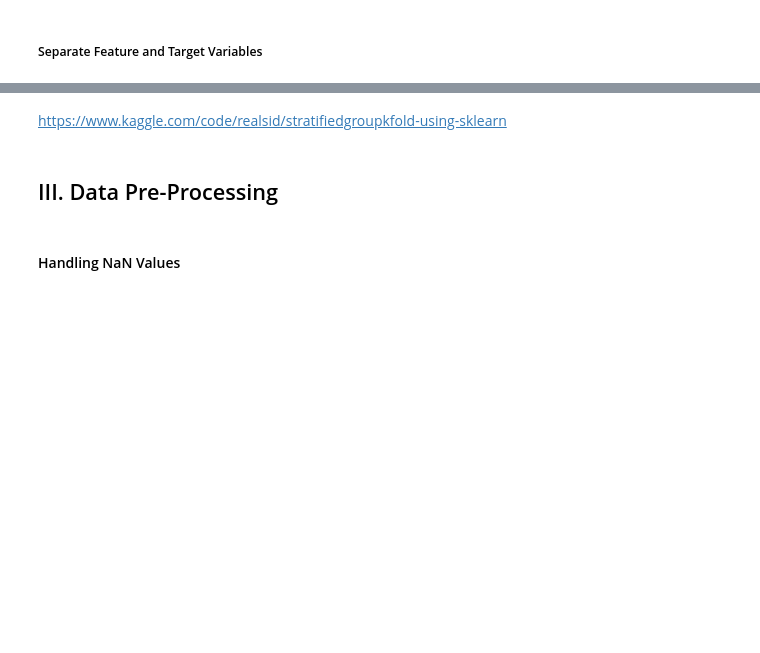
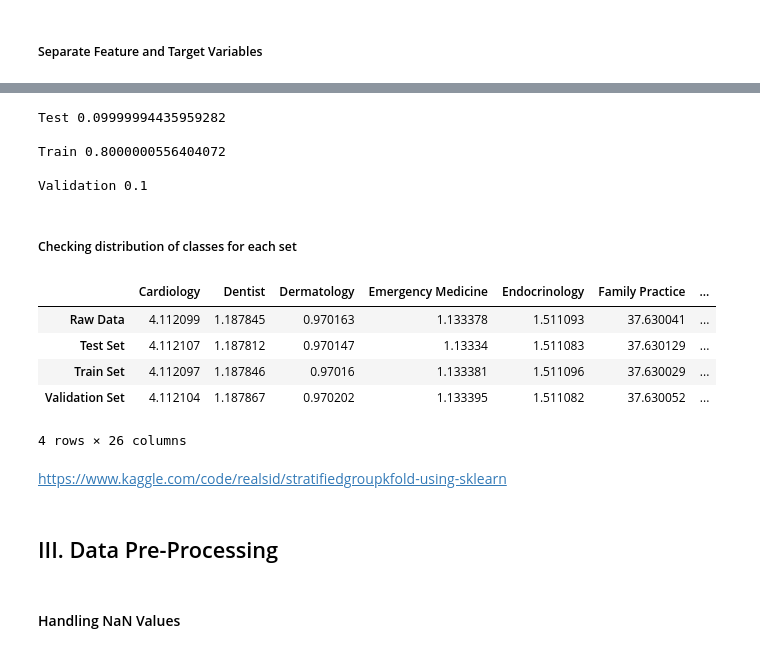
Before and after one commit to fabulenc/CMS-Medicare-Provider-Specialty-ML-Project, a Jupyter notebook: src/DATA1030 Project.ipynb, the cells around one changed output, grey strips where cells are left out. Drawn from its saved outputs; the diff is of its cells as text; code cells hidden in the pictures; blank space fills up the shorter version.

```diff
--- a/src/DATA1030 Project.ipynb
+++ b/src/DATA1030 Project.ipynb
@@ -757,0 +707,5 @@ gss = GroupShuffleSplit(n_splits=10, train_size=.8, random_state=0)
+# %%
+balance_df = balance_df.T
+# %%
+balance_df = balance_df.rename(columns=balance_df.iloc[0])
+balance_df = balance_df.iloc[1: , :]
@@ -758,11 +720,7 @@ gss = GroupShuffleSplit(n_splits=10, train_size=.8, random_state=0)
 # %%
+from sklearn.model_selection import GroupShuffleSplit
 from sklearn.model_selection import train_test_split
 from sklearn.model_selection import StratifiedGroupKFold
 
 np.random.seed(42)
-
-X_other, X_test, y_other, y_test = train_test_split(X, y, test_size = 0.10,
-                                                    group = groups, random_state=random_state)
-
-print('Test Balance:', np.unique(y_test, return_counts=True))
 # %%
@@ -807,3 +1015,57 @@ for i_train, i_validation in splitter2.split(X_other, y_other, groups_other):
+# %%
+print("Test", len(y_test)/len(y))
+print()
+print("Train", len(y_train)/len(y))
+print()
+print("Validation", len(y_validation)/len(y))
+# %% [output]
+Test 0.09999994435959282
+
+Train 0.8000000556404072
+
+Validation 0.1
+# %% [markdown]
+##### Checking distribution of classes for each set
+# %%
+classes_test, count_test = np.unique(y_test,return_counts=True)
+classes_train, count_train = np.unique(y_train,return_counts=True)
+classes_val, count_val = np.unique(y_validation,return_counts=True)
+
+
+balance_df_test =pd.DataFrame({'Classes':classes_test, 'counts':count_test})
+balance_df_train =pd.DataFrame({'Classes':classes_train, 'counts':count_train})
+balance_df_val =pd.DataFrame({'Classes':classes_val, 'counts':count_val})
+
+balance_df_test["Test Set"] = (balance_df_test["counts"]/len(y_test))*100
+balance_df_train["Train Set"] = (balance_df_train["counts"]/len(y_train))*100
+balance_df_val["Validation Set"] = (balance_df_val["counts"]/len(y_validation))*100
+
+balance_df_test= balance_df_test.drop(["counts"], axis=1)
+balance_df_train= balance_df_train.drop(["counts"], axis=1)
+balance_df_val= balance_df_val.drop(["counts"], axis=1)
+
+balance_df_test = balance_df_test.T
+balance_df_train = balance_df_train.T
+balance_df_val = balance_df_val.T
+
+balance_df_test = balance_df_test.rename(columns=balance_df_test.iloc[0])
+balance_df_test = balance_df_test.iloc[1: , :]
+balance_df_train = balance_df_train.rename(columns=balance_df_train.iloc[0])
+balance_df_train = balance_df_train.iloc[1: , :]
+balance_df_val = balance_df_val.rename(columns=balance_df_val.iloc[0])
+balance_df_val = balance_df_val.iloc[1: , :]
+
+
+balance_allSets = pd.concat([balance_df, balance_df_test,balance_df_train,balance_df_val], axis=0)
+# %%
+balance_allSets
+# %% [output]
+|  | Cardiology | Dentist | Dermatology | Emergency Medicine | Endocrinology | Family Practice | ... |
+| Raw Data | 4.112099 | 1.187845 | 0.970163 | 1.133378 | 1.511093 | 37.630041 | ... |
+| Test Set | 4.112107 | 1.187812 | 0.970147 | 1.13334 | 1.511083 | 37.630129 | ... |
+| Train Set | 4.112097 | 1.187846 | 0.97016 | 1.133381 | 1.511096 | 37.630029 | ... |
+| Validation Set | 4.112104 | 1.187867 | 0.970202 | 1.133395 | 1.511082 | 37.630052 | ... |
+4 rows × 26 columns
 # %% [markdown]
 https://www.kaggle.com/code/realsid/stratifiedgroupkfold-using-sklearn
 # %% [markdown]
```
Also changed, not shown: parts of 43 cells of this notebook, 1 other file.
